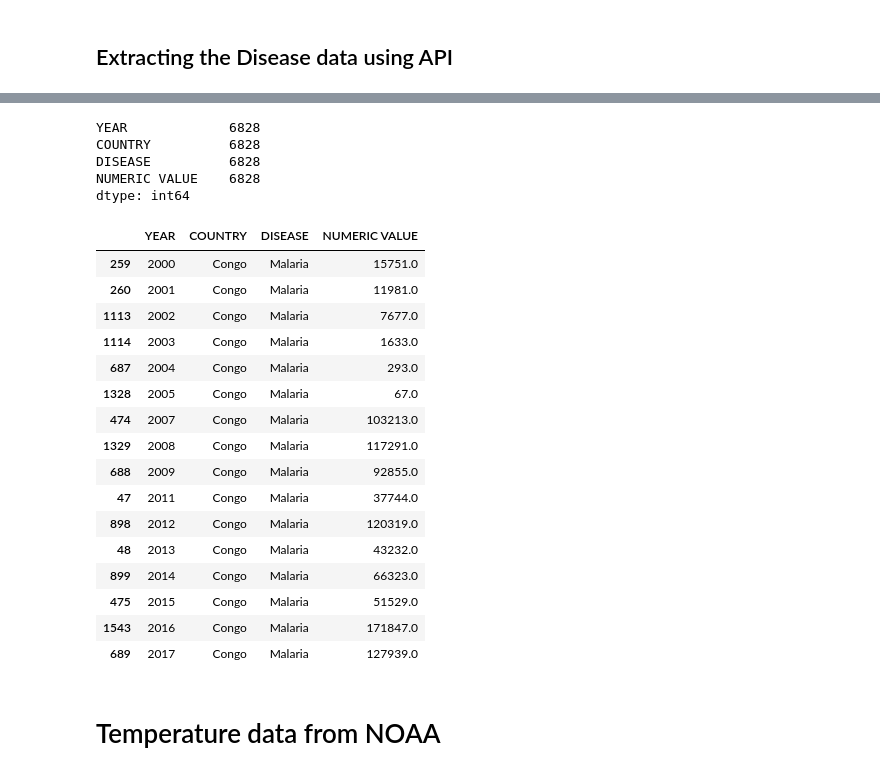
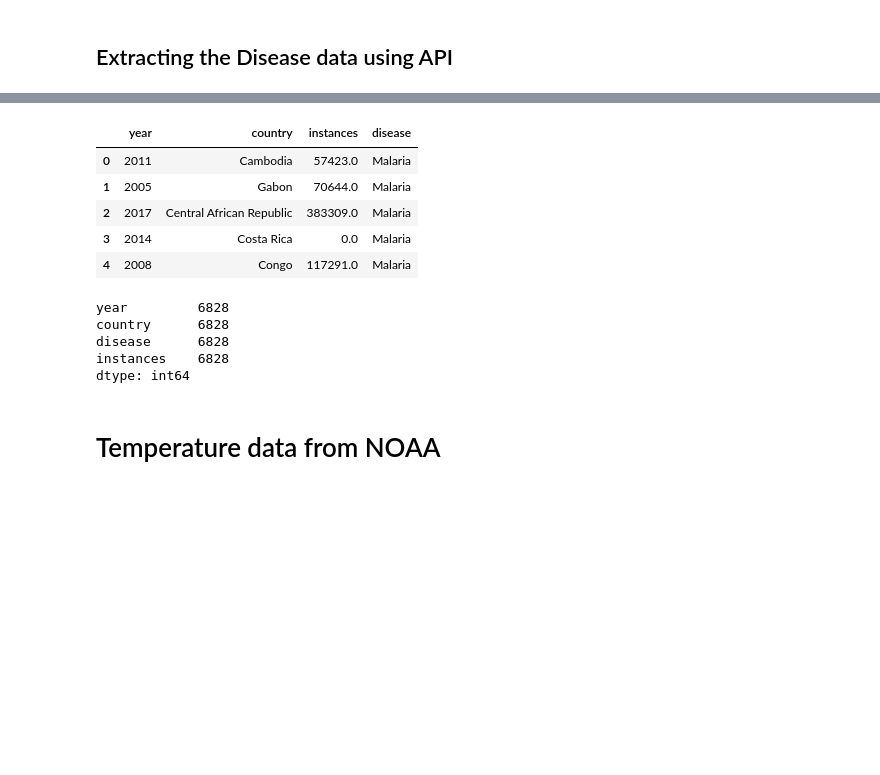
Before and after one commit to kentlum2018/Global_diseases, a Jupyter notebook: global_diseases_project.ipynb, the cells around one changed output, grey strips where cells are left out. Cells and saved outputs as stored; diff of their text form; code cells hidden in the pictures; blank space fills up the shorter version.

```diff
--- a/global_diseases_project.ipynb
+++ b/global_diseases_project.ipynb
@@ -213,36 +205,22 @@ display(lep_cols.head())
 dfs = [mal_cols, yel_cols, lep_cols]
 # %%
 disease_df = pd.concat(dfs)
+# %%
+disease_df.columns = ['year', 'country', 'instances', 'disease']
+disease_df.head()
+# %% [output]
+|  | year | country | instances | disease |
+| 0 | 2011 | Cambodia | 57423.0 | Malaria |
+| 1 | 2005 | Gabon | 70644.0 | Malaria |
+| 2 | 2017 | Central African Republic | 383309.0 | Malaria |
+| 3 | 2014 | Costa Rica | 0.0 | Malaria |
+| 4 | 2008 | Congo | 117291.0 | Malaria |
 # %%
-disease_df = disease_df[['YEAR', 'COUNTRY', 'DISEASE', 'NUMERIC VALUE']]
-disease_df['NUMERIC VALUE'].fillna(0, inplace=True)
+disease_df["instances"]=disease_df["instances"].fillna(0)
 disease_df.count()
 # %% [output]
-YEAR             6828
-COUNTRY          6828
-DISEASE          6828
-NUMERIC VALUE    6828
+year         6828
+country      6828
+disease      6828
+instances    6828
 dtype: int64
-# %%
-disease_df.loc[
-    (disease_df['COUNTRY'] == 'Congo') &
-    (disease_df['DISEASE'] == 'Malaria')
-].sort_values('YEAR')
-# %% [output]
-|  | YEAR | COUNTRY | DISEASE | NUMERIC VALUE |
-| 259 | 2000 | Congo | Malaria | 15751.0 |
-| 260 | 2001 | Congo | Malaria | 11981.0 |
-| 1113 | 2002 | Congo | Malaria | 7677.0 |
-| 1114 | 2003 | Congo | Malaria | 1633.0 |
-| 687 | 2004 | Congo | Malaria | 293.0 |
-| 1328 | 2005 | Congo | Malaria | 67.0 |
-| 474 | 2007 | Congo | Malaria | 103213.0 |
-| 1329 | 2008 | Congo | Malaria | 117291.0 |
-| 688 | 2009 | Congo | Malaria | 92855.0 |
-| 47 | 2011 | Congo | Malaria | 37744.0 |
-| 898 | 2012 | Congo | Malaria | 120319.0 |
-| 48 | 2013 | Congo | Malaria | 43232.0 |
-| 899 | 2014 | Congo | Malaria | 66323.0 |
-| 475 | 2015 | Congo | Malaria | 51529.0 |
-| 1543 | 2016 | Congo | Malaria | 171847.0 |
-| 689 | 2017 | Congo | Malaria | 127939.0 |
```
Also changed, not shown: parts of 23 cells of this notebook, 14 other files.
